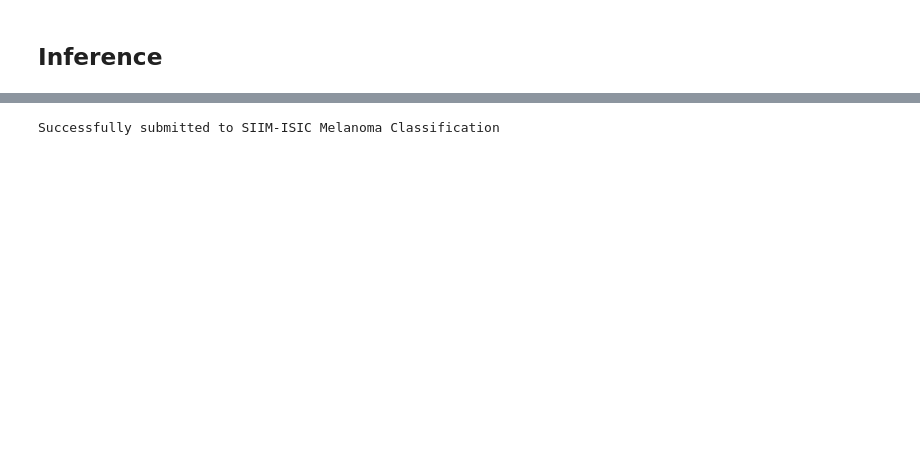
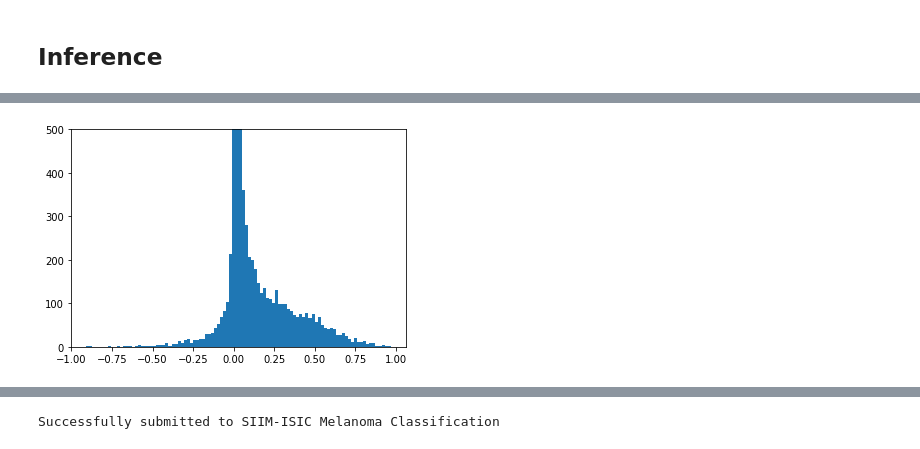
Before and after one commit to utsavnandi/Kaggle-SIIM-ISIC-Melanoma-Classification, a Jupyter notebook: SIIM_ISIC_Melanoma_Classification.ipynb, the cells around one changed output, grey strips where cells are left out. Saved outputs shown, nothing was run; the diff lists cells and outputs as text; code cells hidden in the pictures; blank space fills up the shorter version.

```diff
--- a/SIIM_ISIC_Melanoma_Classification.ipynb
+++ b/SIIM_ISIC_Melanoma_Classification.ipynb
@@ -574,0 +763,9 @@ sns.distplot(predictions.T[0])
+# %%
+diff = avg_predictions - avg_predictions_eff0
+eff_res_avg = (avg_predictions + avg_predictions_eff0) / 2
+# %%
+plt.hist(diff.T[0],bins=100)
+plt.ylim((0,500))
+plt.show()
+# %% [output]
+[figure, added]
```
Also changed, not shown: parts of 29 cells of this notebook.
